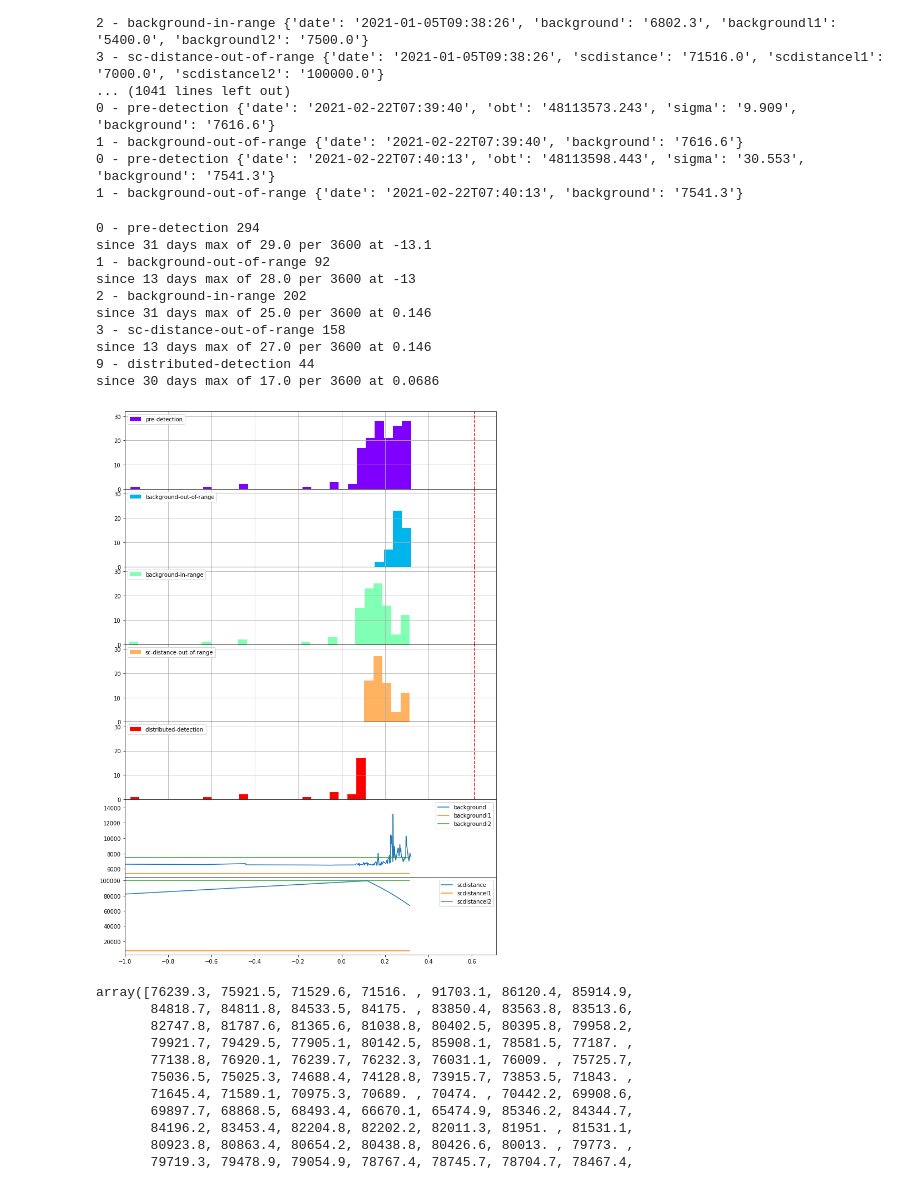
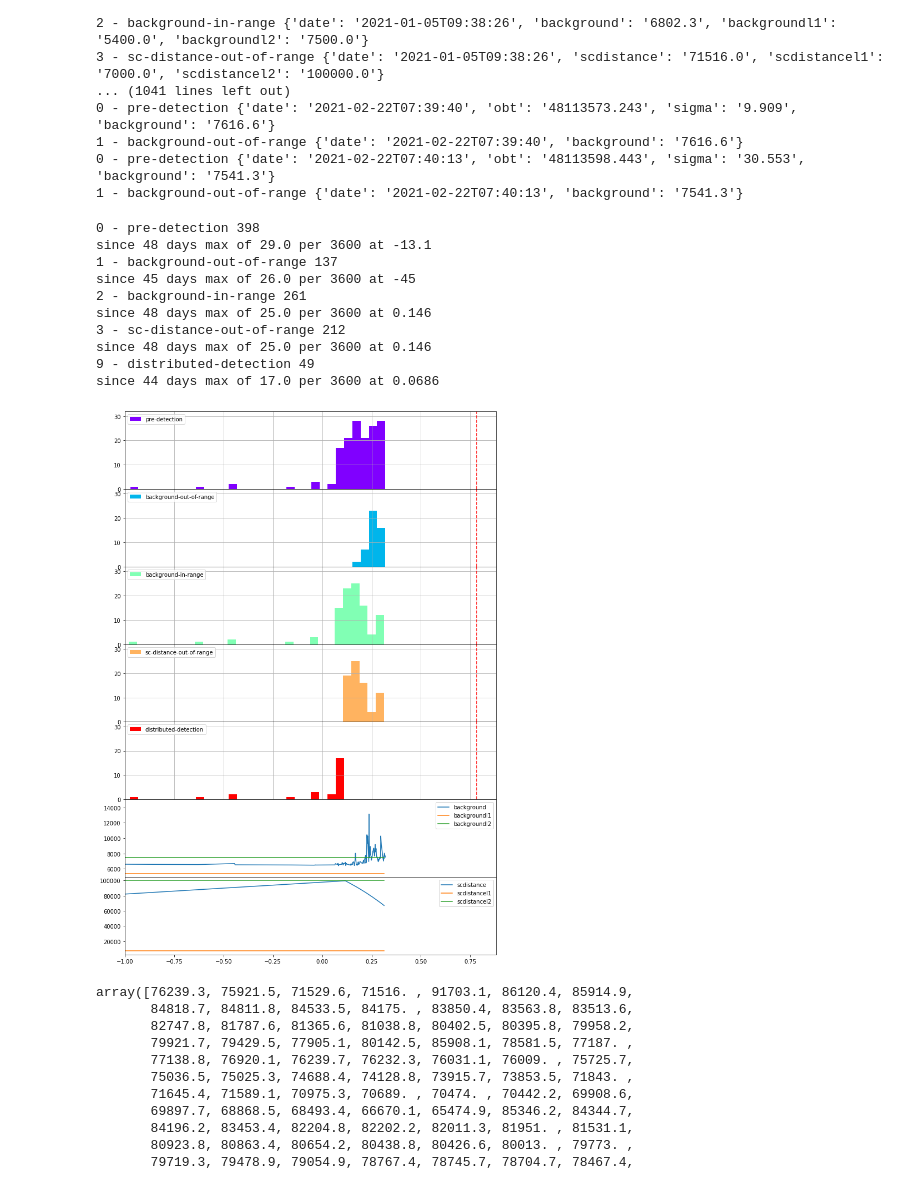
Before and after one commit to integral-observatory/spi-acs-triggers-2021-02-22, a Jupyter notebook: acs-backgroud-triggers.ipynb, the cells around one changed output. Drawn from its saved outputs; the diff is of its cells as text; code cells hidden in the pictures.

```diff
--- a/acs-backgroud-triggers.ipynb
+++ b/acs-backgroud-triggers.ipynb
@@ -12,7 +12,7 @@ import re
 log_lines = []
 
 for l in open("/home/savchenk/work/integral/ibas/ibas-cgi-bin/offline/var/log/ibas_acsmonitor_log.txt"):
-    if re.match(".*? +2021-.*?", l):
+    if re.match(".*? +20-.*?", l):
         log_lines.append(l)
 
 
@@ -82,7 +82,7 @@ import numpy as np
 t0 = time.strptime("2021-02-22T00:00:00", "%Y-%m-%dT%H:%M:%S")
 t0_s = time.mktime(t0)
 # %%
-t1 = time.strptime("2021-01-21T00:00:00", "%Y-%m-%dT%H:%M:%S")
+t1 = time.strptime("2019-01-21T00:00:00", "%Y-%m-%dT%H:%M:%S")
 t1_s = time.mktime(t1)
 
 from matplotlib.pyplot import cm
@@ -143,44 +143,44 @@ def plot_c(ax, c, **kwargs):
 plot_c(axes[-2], 'background')
 plot_c(axes[-2], 'backgroundl1')
 plot_c(axes[-2], 'backgroundl2')
 
 plot_c(axes[-1], 'scdistance')
 plot_c(axes[-1], 'scdistancel1')
 plot_c(axes[-1], 'scdistancel2')
 
 
 plt.subplots_adjust(hspace=0)
 
 for ax in axes[:-2]:
     ax.set_ylim([0, ymax*1.1])
 
 #plt.xlabel(f"days before {time.strftime('%Y-%d-%m %H:%M:%S', t0)}")
 
 plt.xlim([-100,
           (time.time() -t0_s)/24./3600. + 0.1])
 
 plt.savefig("incident-long-history.png")
 
 plt.xlim([-15,
           (time.time() -t0_s)/24./3600. + 0.1])
 plt.savefig("incident-past-history.png")
 
 plt.xlim([-1,
           (time.time() -t0_s)/24./3600. + 0.1])
 
 plt.savefig("incident-log.png")
 # %% [output]
-0 - pre-detection 294
-since 31 days max of 29.0 per 3600 at -13.1
-1 - background-out-of-range 92
-since 13 days max of 28.0 per 3600 at -13
-2 - background-in-range 202
-since 31 days max of 25.0 per 3600 at 0.146
-3 - sc-distance-out-of-range 158
-since 13 days max of 27.0 per 3600 at 0.146
-9 - distributed-detection 44
-since 30 days max of 17.0 per 3600 at 0.0686
+0 - pre-detection 398
+since 48 days max of 29.0 per 3600 at -13.1
+1 - background-out-of-range 137
+since 45 days max of 26.0 per 3600 at -45
+2 - background-in-range 261
+since 48 days max of 25.0 per 3600 at 0.146
+3 - sc-distance-out-of-range 212
+since 48 days max of 25.0 per 3600 at 0.146
+9 - distributed-detection 49
+since 44 days max of 17.0 per 3600 at 0.0686
-[figure, old version]
+[figure, new version]
 # %%
 np.array([float(e['scdistance']) for e in events if 'scdistance' in e])
 # %% [output]
```
Also changed, not shown: 3 other files.
